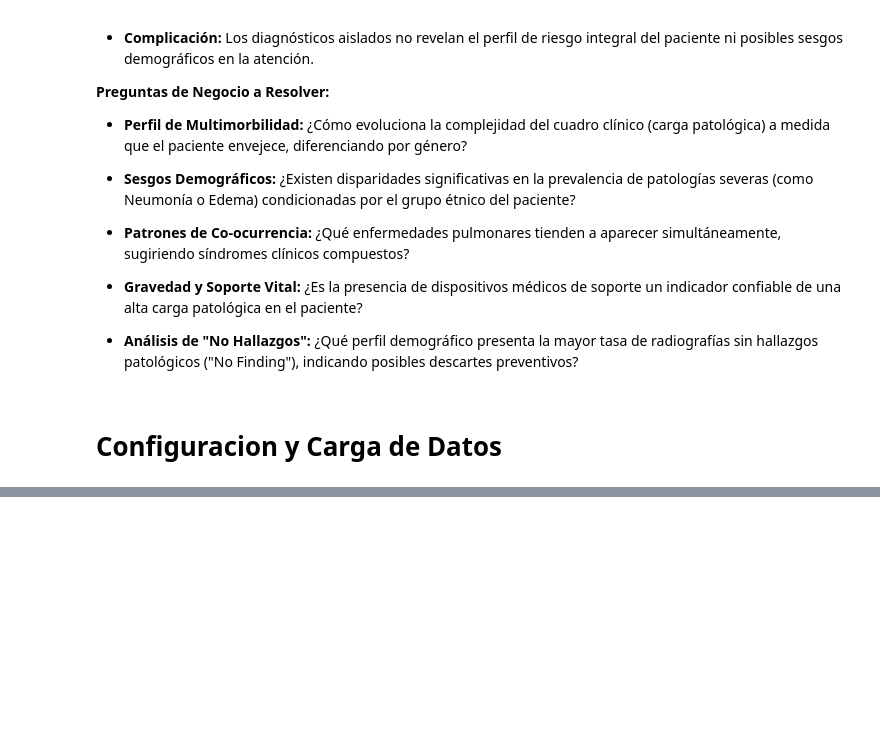
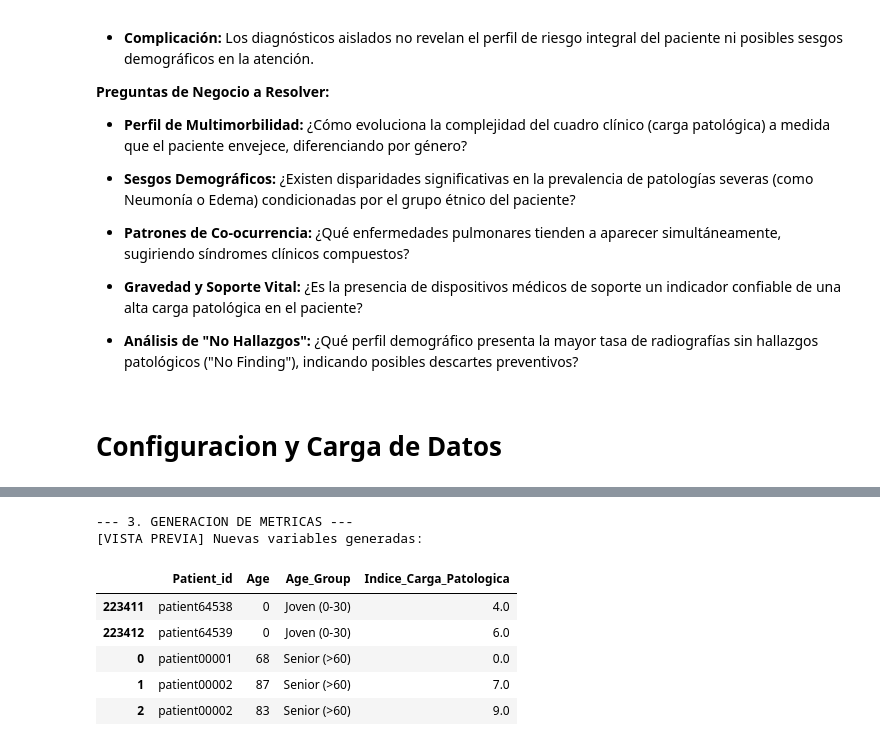
Before and after one commit to ottoferrer/patient_data, a Jupyter notebook: Proyectofinal.ipynb, the cells around one changed output, grey strips where cells are left out. Saved outputs shown, nothing was run; the diff lists cells and outputs as text; code cells hidden in the pictures; blank space fills up the shorter version.

```diff
--- a/Proyectofinal.ipynb
+++ b/Proyectofinal.ipynb
@@ -60,0 +165,35 @@ print(f"Dimensiones Demograficos: {df_demo.shape}")
+# %%
+print("--- 3. GENERACION DE METRICAS ---")
+
+# Definicion de columnas de patologias (Excluyendo 'No Finding' y 'Support Devices')
+# El 1 indica presencia de enfermedad, el 0 ausencia.
+pathology_columns = [
+    'Enlarged Cardiomediastinum', 'Cardiomegaly', 'Lung Opacity',
+    'Lung Lesion', 'Edema', 'Consolidation', 'Pneumonia', 'Atelectasis',
+    'Pneumothorax', 'Pleural Effusion', 'Pleural Other', 'Fracture'
+]
+
+# 1. Creacion del Indice de Carga Patologica (Suma horizontal)
+df_clean['Indice_Carga_Patologica'] = df_clean[pathology_columns].sum(axis=1)
+
+# 2. Creacion de Grupos de Edad
+# Usamos include_lowest=True para que el intervalo incluya el 0 (Bebes)
+bins = [0, 30, 60, 110]
+labels = ['Joven (0-30)', 'Adulto (30-60)', 'Senior (>60)']
+df_clean['Age_Group'] = pd.cut(df_clean['Age'], bins=bins, labels=labels, include_lowest=True)
+
+# Verificacion visual de las nuevas metricas
+print("[VISTA PREVIA] Nuevas variables generadas:")
+# Mostramos un ejemplo aleatorio y si hay bebes, los mostramos para verificar
+muestra_bebes = df_clean[df_clean['Age'] == 0].head(2)
+muestra_general = df_clean.head(3)
+display(pd.concat([muestra_bebes, muestra_general])[['Patient_id', 'Age', 'Age_Group', 'Indice_Carga_Patologica']])
+# %% [output]
+--- 3. GENERACION DE METRICAS ---
+[VISTA PREVIA] Nuevas variables generadas:
+|  | Patient_id | Age | Age_Group | Indice_Carga_Patologica |
+| 223411 | patient64538 | 0 | Joven (0-30) | 4.0 |
+| 223412 | patient64539 | 0 | Joven (0-30) | 6.0 |
+| 0 | patient00001 | 68 | Senior (>60) | 0.0 |
+| 1 | patient00002 | 87 | Senior (>60) | 7.0 |
+| 2 | patient00002 | 83 | Senior (>60) | 9.0 |
```
Also changed, not shown: parts of 9 cells of this notebook.
